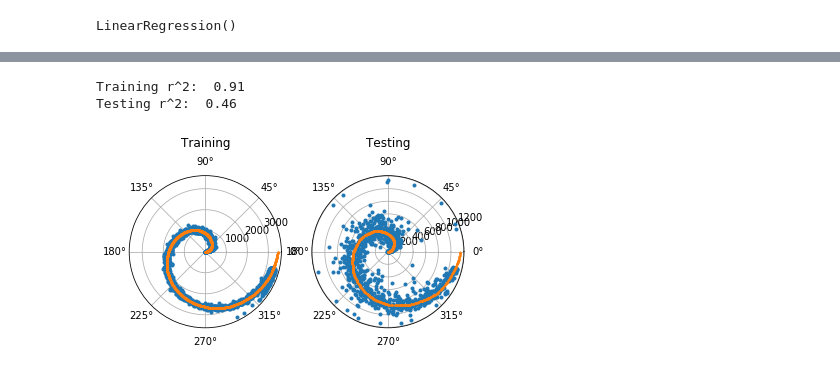
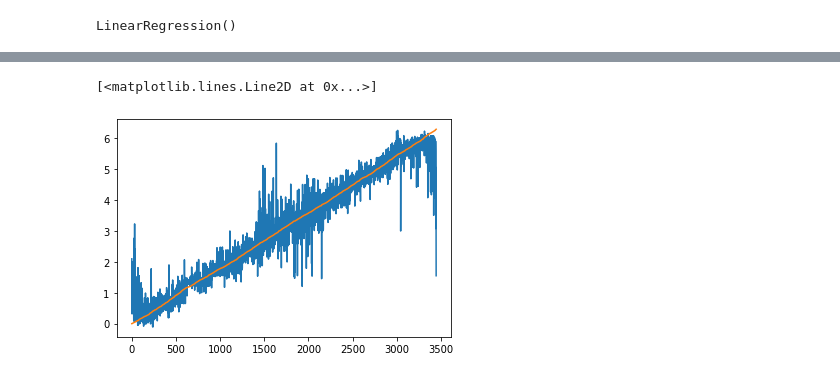
Before and after one commit to sekunder/NMA_Project, a Jupyter notebook: Decoding Orientation Models.ipynb, the cells around one changed output, grey strips where cells are left out. Cells and saved outputs as stored; diff of their text form; code cells hidden in the pictures.

```diff
--- a/Decoding Orientation Models.ipynb
+++ b/Decoding Orientation Models.ipynb
@@ -94,35 +115,6 @@ MLPRegressor(activation='tanh', alpha=1e-05, hidden_layer_sizes=(200, 1),
-# %%
-from matplotlib import pyplot as plt
-from scipy.stats import circmean, pearsonr
-fig = plt.figure()
-
-#@ Training data
-idx = np.argsort(y_train.T)
-output = mod2.predict(X_train)
-fig.add_subplot(1,2,1,polar = True)
-plt.polar(output[idx],np.arange(len(output)),'.')
-plt.polar(y_train[idx],np.arange(len(output)),'.',markersize = 2, alpha = 1)
-plt.title('Training\n')
-
-x = np.sin(output - circmean(output))
-y = np.sin(y_train - circmean(y_train))
-acc1 = pearsonr(x,y)[0]**2
-
-#@ Testing data
-idx = np.argsort(y_test.T)
-output = mod2.predict(X_test)
-fig.add_subplot(1,2,2,polar = True)
-plt.polar(output[idx],np.arange(len(output)),'.')
-plt.polar(y_test[idx],np.arange(len(output)),'.',markersize = 2, alpha = 1)
-plt.title('Testing\n')
-
-x = np.sin(output - circmean(output))
-y = np.sin(y_test - circmean(y_test))
-acc2 = pearsonr(x,y)[0]**2
-
-print('Training r^2: ',f'{acc1:.2f}')
-print('Testing r^2: ',f'{acc2:.2f}')
-# %% [output]
-Training r^2:  0.91
-Testing r^2:  0.46
-[figure, removed]
+# %%
+plt.plot(mod2.predict(X_train)[idx])
+plt.plot(y_train[idx])
+# %% [output]
+[<matplotlib.lines.Line2D at 0x...>]
+[figure, added]
```
Also changed, not shown: parts of 7 cells of this notebook.
